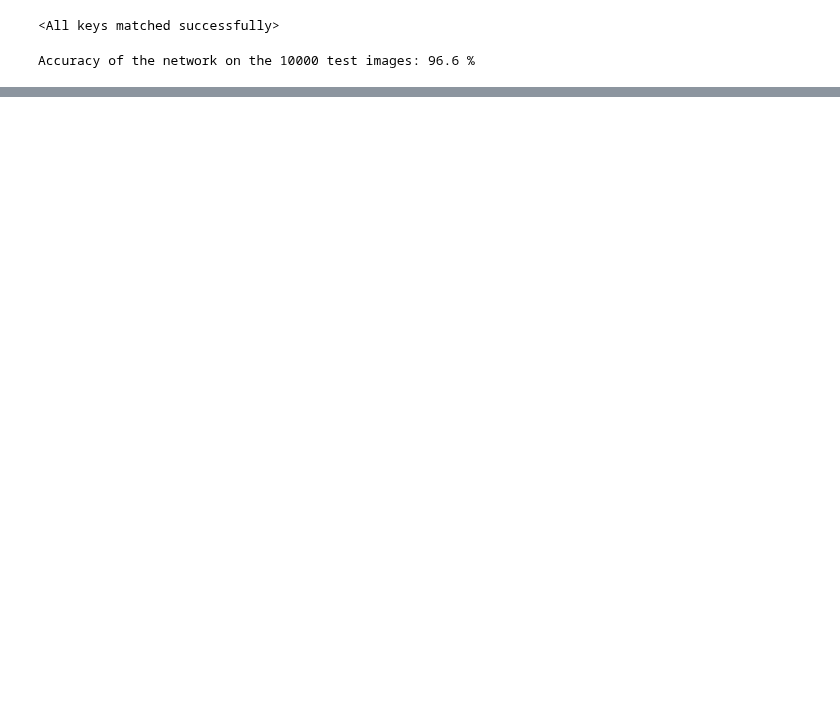
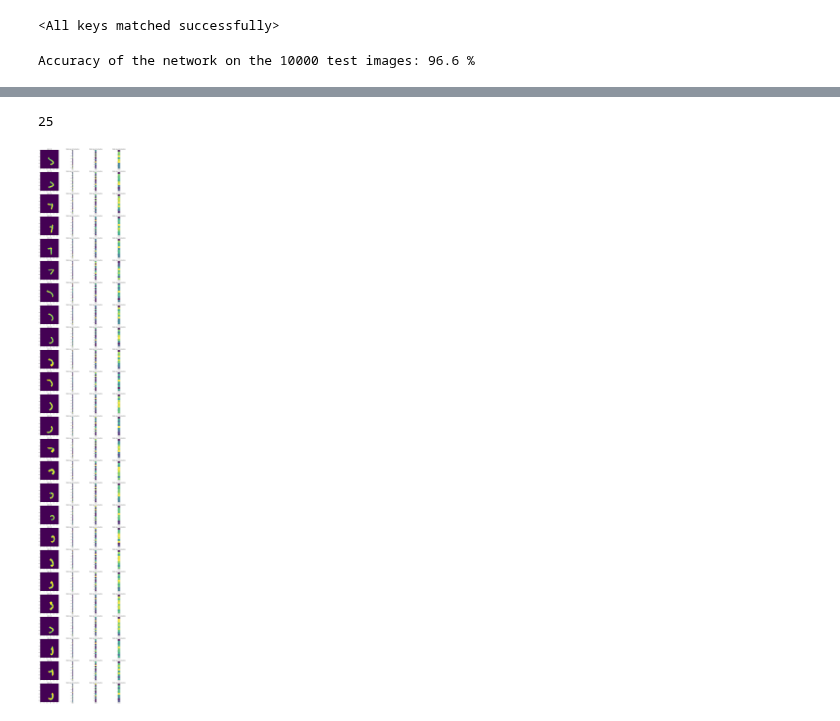
Before and after one commit to kns357/ANN_MA_Kaito, a Jupyter notebook: subnet_intel.ipynb, the cells around one changed output, grey strips where cells are left out. Drawn from its saved outputs; the diff is of its cells as text; code cells hidden in the pictures; blank space fills up the shorter version.

```diff
--- a/subnet_intel.ipynb
+++ b/subnet_intel.ipynb
@@ -299,0 +322,9 @@ ind2 = ind2 + 1 if ind2 < len(skeleton_tensors) - 1 else 0
+# %%
+#storing activations:
+
+all_activations = []
+
+for idx in used_indices:
+    for idx2 in range(len(original_clusters_list[used_indices.index(idx)])):
+        act_list = input_to_activation(original_clusters_list[used_indices.index(idx)][idx2].cuda())
+        all_activations.append([act_list, (idx, idx2)])
@@ -299,0 +352,33 @@ ind2 = ind2 + 1 if ind2 < len(skeleton_tensors) - 1 else 0
+# %%
+
+tar = all_activations[ra.randint(0, len(all_activations)-1)][0]
+matches = find_most_similar(all_activations, tar, 14)
+plt.figure(figsize=(20, len(matches)*5))
+
+for i, match in enumerate(matches):
+    triple = match[0]
+    dist = match[1]
+    ind = match[2]
+
+    idx, idx2 = all_activations[ind][1]
+
+    cluster = original_clusters_list[used_indices.index(idx)][idx2].cuda()
+
+    plt.subplot(len(matches), 4, i*4+1)
+    plt.imshow(cluster.cpu())
+    plt.title(f"dist: {torch.round(dist)}")
+
+    for j, vector in enumerate(triple[0]):
+        s = vector.shape[0]
+        plt.subplot(len(matches), 4, i*4+1+j+1)
+        plt.imshow(vector.view(s, 1).cpu())
+        plt.title(f"hidden layer #{j} activations")
+
+len(matches)
+
+#seems to be location boudn! perhaps the activations adhere to location because input neurons are based on location and only looking at similar activation means being dependant on that
+#finding other relations where activations don't have to just be similar but have a specific new, learnt, relation could allow more precise recognition of low-level concepts, in any location
+#angle is also a factor that is not currently generalised to, which is important as it would change the meaning of a feature (information it carries relevant to prediction)
+# %% [output]
+25
+[figure, added]
```
Also changed, not shown: parts of 12 cells of this notebook, 2 other files.
